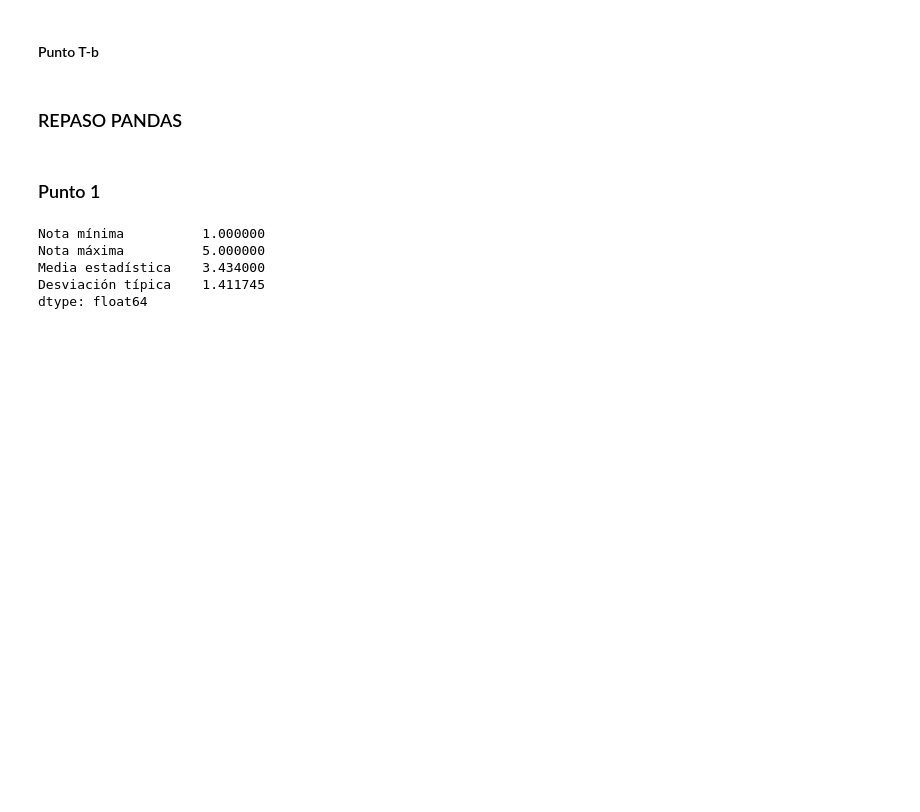
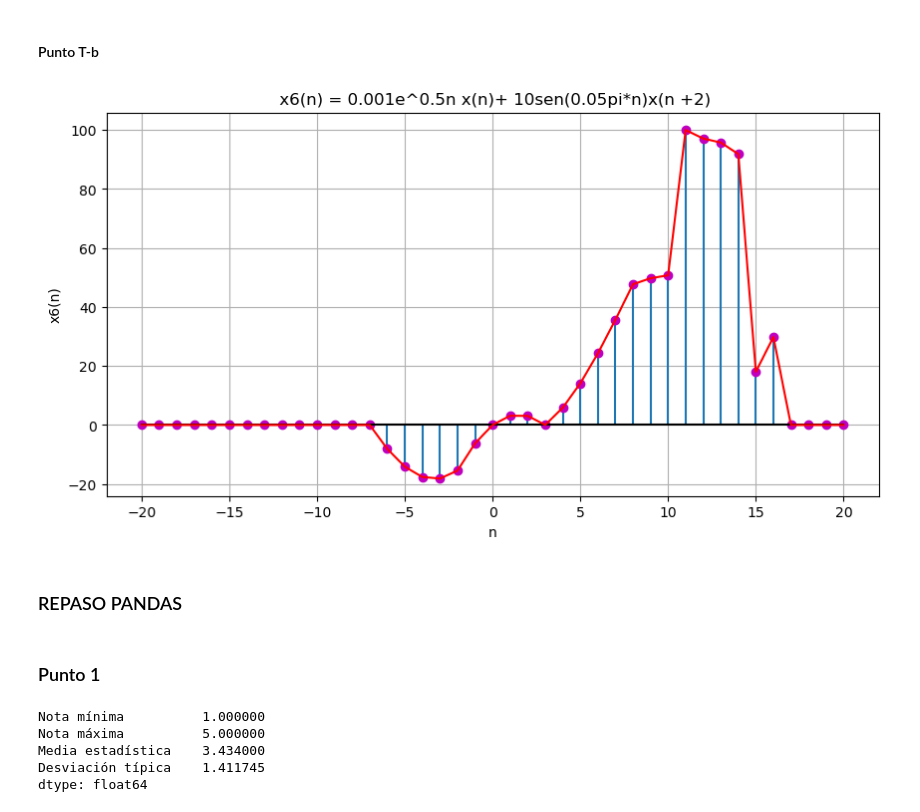
Before and after one commit to Lauren0407/Biosenales-LaurenCordero-AlmaOlea, a Jupyter notebook: Practica_01_Python/Taller1.ipynb, the cells around one changed output. Cells and saved outputs as stored; diff of their text form; code cells hidden in the pictures; blank space fills up the shorter version.

```diff
--- a/Practica_01_Python/Taller1.ipynb
+++ b/Practica_01_Python/Taller1.ipynb
@@ -341,5 +363,23 @@ plt.show()
 # %% [markdown]
 #### Punto T-b
+# %%
+n6= np.arange(-20,21) # vector -20<n<20
+x_n = x_func(n6, nx, x)
+x_2 = x_func(n6 + 2, nx, x) # x(n+2)
+
+# 𝑥6(𝑛) = 0.001𝑒0.5𝑛 𝑥(𝑛)+ 10𝑠𝑖𝑛(0.05𝜋𝑛)𝑥(𝑛 +2)
+x6 = 0.001 * np.exp(0.5*n6) * x_n + 10 * np.sin(0.05*np.pi*n6) * x_2
+
+plt.figure(figsize=(10, 5))
+plt.stem(n6, x6, markerfmt='mo',basefmt="black")
+plt.plot(n6, x6, 'r-')
+plt.title(' x6(n) = 0.001e^0.5n x(n)+ 10sen(0.05pi*n)x(n +2)')
+plt.xlabel('n')
+plt.ylabel('x6(n)')
+plt.grid()
+plt.show()
+# %% [output]
+[figure, added]
 # %% [markdown]
 ### REPASO PANDAS
 # %% [markdown]
```
Also changed, not shown: parts of 3 cells of this notebook.
